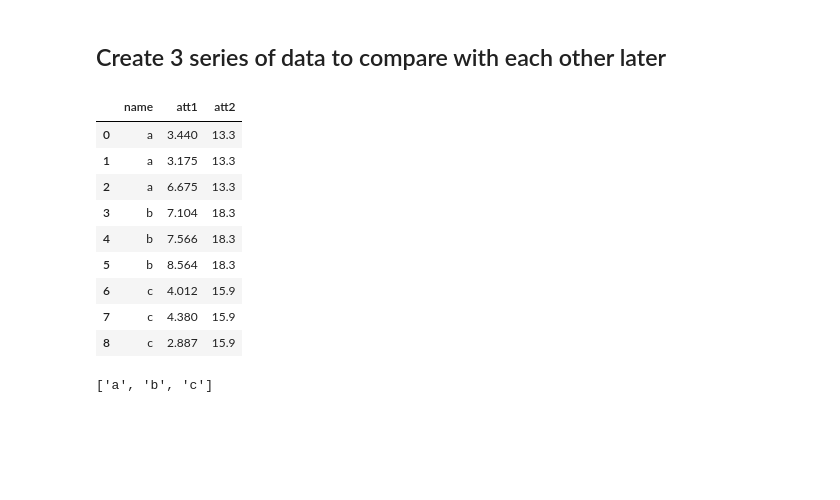
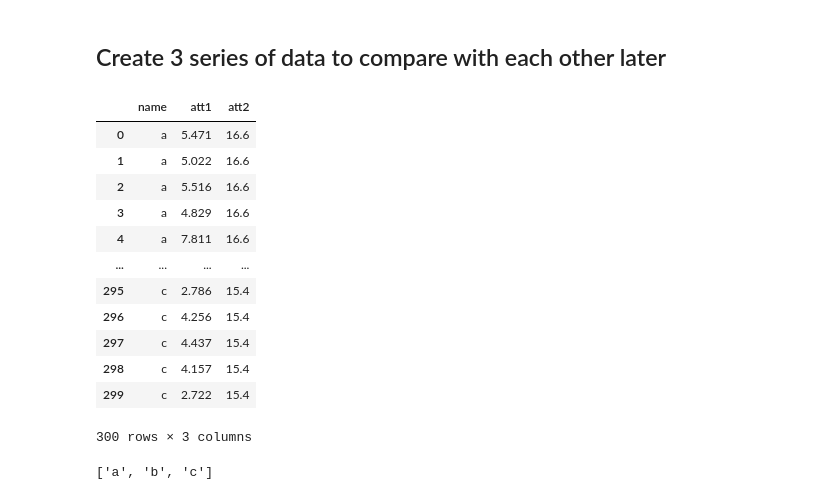
Before and after one commit to joaovicente/pandas-101, a Jupyter notebook: pandas-101.ipynb, the cells around one changed output. Drawn from its saved outputs; the diff is of its cells as text; code cells hidden in the pictures; blank space fills up the shorter version.

```diff
--- a/pandas-101.ipynb
+++ b/pandas-101.ipynb
@@ -28,48 +28,51 @@ df
 ## Create 3 series of data to compare with each other later
 # %%
 # Create 3 series of samples
-num_samples = 3
+num_samples = 100
 class SeriesDescriptor:
     def __init__(self, name, lower, upper, num_samples):
         self.name = name
         self.lower = lower
         self.upper = upper
         self.num_samples = num_samples
 
 my_series_descriptor_list = [
     SeriesDescriptor('a',3,8,num_samples),
     SeriesDescriptor('b',4,9,num_samples),
     SeriesDescriptor('c',2,5,num_samples)
 ]
 
 def series_constructor(series_descriptor_list):
     names, att1s, att2s = [], [], []
     for sd in series_descriptor_list:
         names += [sd.name for i in range(sd.num_samples)]
         # Random number between sd.lower and sd.upper
         att1s += [np.round(np.random.uniform(sd.lower, sd.upper),3) for i in range(sd.num_samples)]
         # Another attribute showing use of some numpy capabilities (round, mean, array operations)
         att2s += [np.round(np.mean(np.array(att1s))*3,1) for i in range(sd.num_samples)]
     # Create Panda DataFrame with first two columns
     df = pd.DataFrame({'name': names, 'att1': att1s})
     # Insert another column (just to demonstrate how to do do)
     df['att2'] = att2s
     return df
 
 df = series_constructor(my_series_descriptor_list)
 # Inspect data frame
 df
 # %% [output]
 |  | name | att1 | att2 |
-| 0 | a | 3.440 | 13.3 |
-| 1 | a | 3.175 | 13.3 |
-| 2 | a | 6.675 | 13.3 |
-| 3 | b | 7.104 | 18.3 |
-| 4 | b | 7.566 | 18.3 |
-| 5 | b | 8.564 | 18.3 |
-| 6 | c | 4.012 | 15.9 |
-| 7 | c | 4.380 | 15.9 |
-| 8 | c | 2.887 | 15.9 |
+| 0 | a | 5.471 | 16.6 |
+| 1 | a | 5.022 | 16.6 |
+| 2 | a | 5.516 | 16.6 |
+| 3 | a | 4.829 | 16.6 |
+| 4 | a | 7.811 | 16.6 |
+| ... | ... | ... | ... |
+| 295 | c | 2.786 | 15.4 |
+| 296 | c | 4.256 | 15.4 |
+| 297 | c | 4.437 | 15.4 |
+| 298 | c | 4.157 | 15.4 |
+| 299 | c | 2.722 | 15.4 |
+300 rows × 3 columns
 # %%
 # Write Data Frame to CSV
 df.to_csv('randomSamples.csv', encoding='utf-8', index=False)
```
Also changed, not shown: parts of 4 cells of this notebook.
